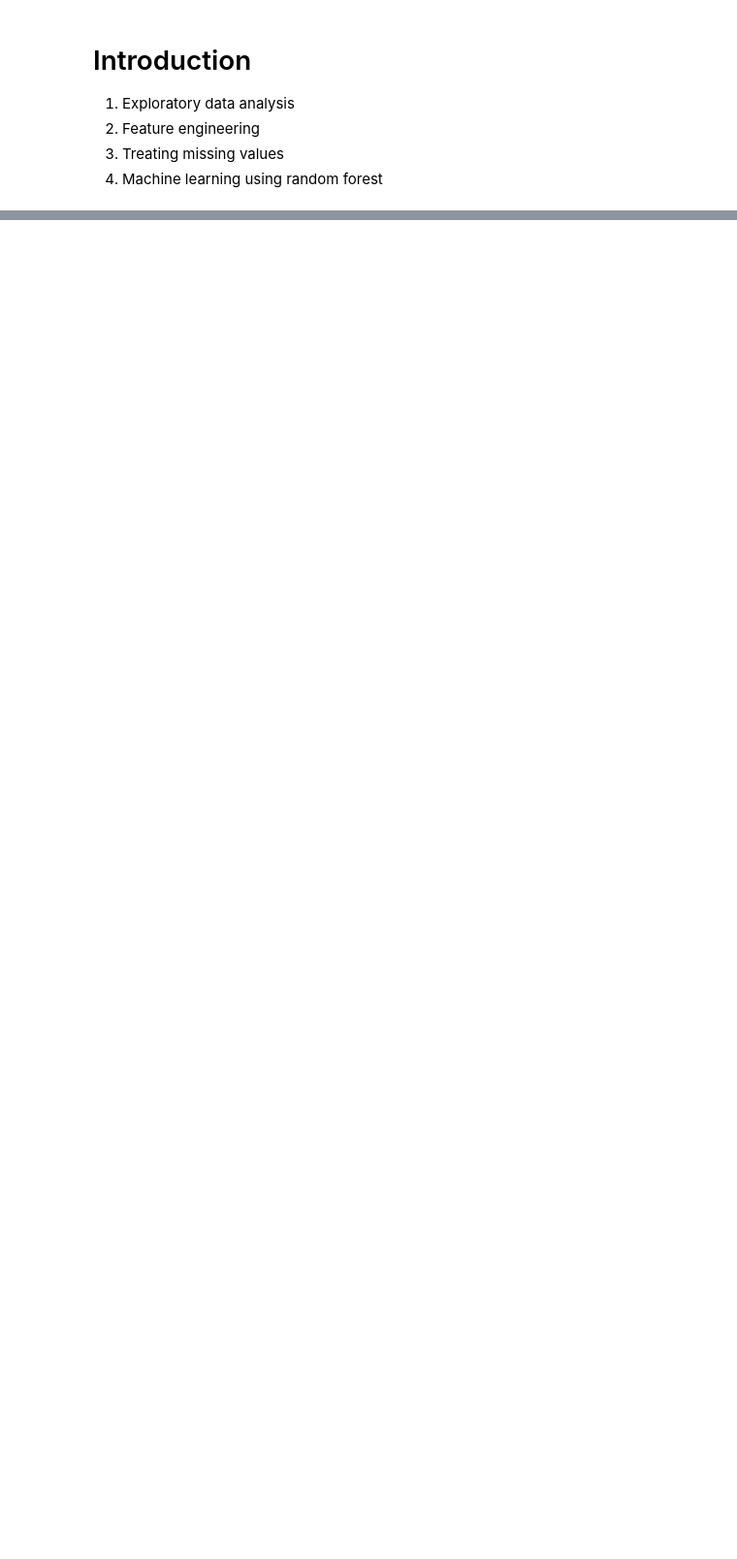
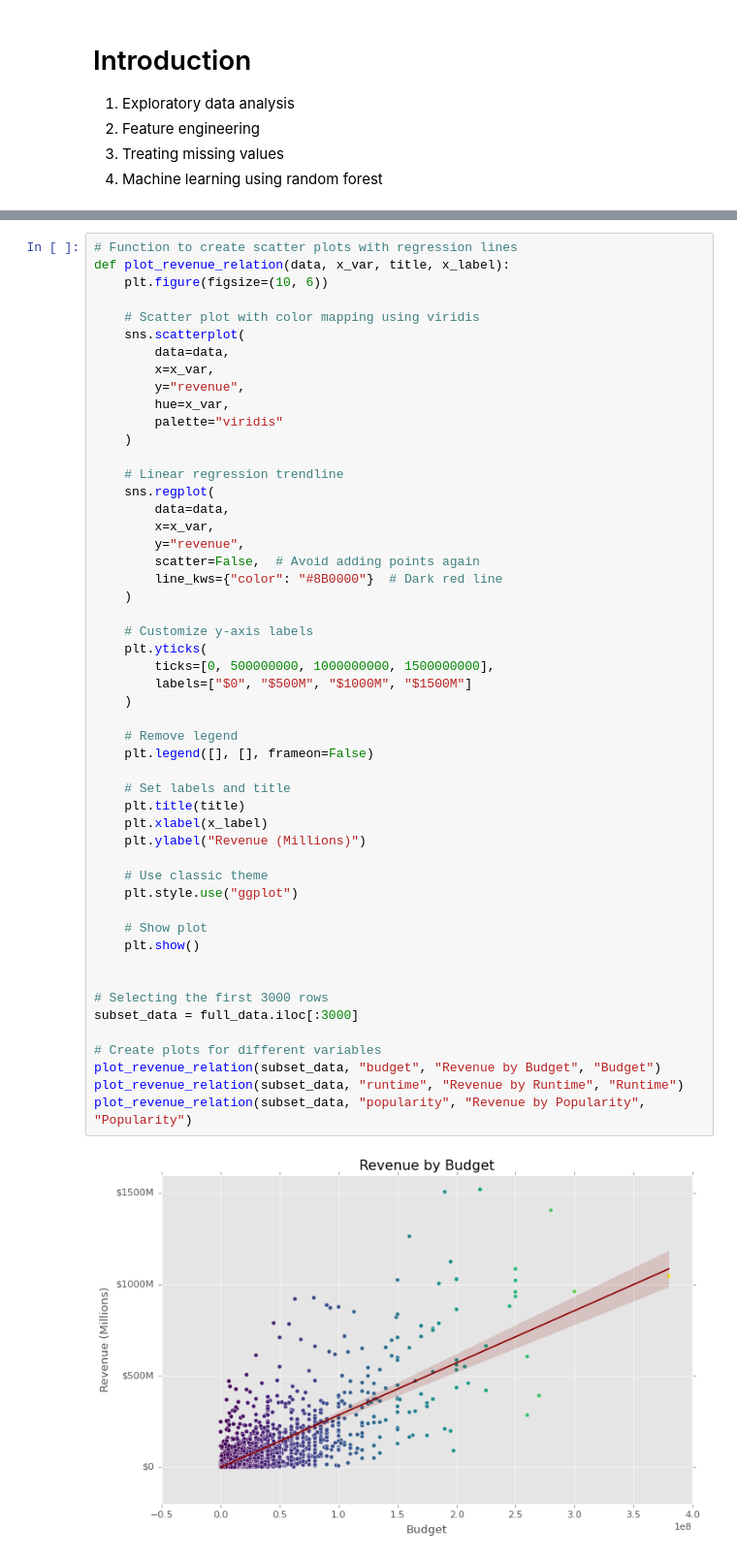
Before and after one commit to ES-Abdellatif/box-office-predictions, a Jupyter notebook: BoxOffice_Predictions_PyDraft.ipynb, the cells around one changed output, grey strips where cells are left out. Shown at 97% size. Drawn from its saved outputs; the diff is of its cells as text; blank space fills up the shorter version.

Commit message:
Updating code and visualizations for EDA

```diff
--- a/BoxOffice_Predictions_PyDraft.ipynb
+++ b/BoxOffice_Predictions_PyDraft.ipynb
@@ -32,0 +73,53 @@ full_data = pd.concat([train_data, test_data], ignore_index=True)
+# %%
+# Function to create scatter plots with regression lines
+def plot_revenue_relation(data, x_var, title, x_label):
+    plt.figure(figsize=(10, 6))
+
+    # Scatter plot with color mapping using viridis
+    sns.scatterplot(
+        data=data,
+        x=x_var,
+        y="revenue",
+        hue=x_var,
+        palette="viridis"
+    )
+
+    # Linear regression trendline
+    sns.regplot(
+        data=data,
+        x=x_var,
+        y="revenue",
+        scatter=False,  # Avoid adding points again
+        line_kws={"color": "#8B0000"}  # Dark red line
+    )
+
+    # Customize y-axis labels
+    plt.yticks(
+        ticks=[0, 500000000, 1000000000, 1500000000],
+        labels=["$0", "$500M", "$1000M", "$1500M"]
+    )
+
+    # Remove legend
+    plt.legend([], [], frameon=False)
+
+    # Set labels and title
+    plt.title(title)
+    plt.xlabel(x_label)
+    plt.ylabel("Revenue (Millions)")
+
+    # Use classic theme
+    plt.style.use("ggplot")
+
+    # Show plot
+    plt.show()
+
+
+# Selecting the first 3000 rows
+subset_data = full_data.iloc[:3000]
+
+# Create plots for different variables
+plot_revenue_relation(subset_data, "budget", "Revenue by Budget", "Budget")
+plot_revenue_relation(subset_data, "runtime", "Revenue by Runtime", "Runtime")
+plot_revenue_relation(subset_data, "popularity", "Revenue by Popularity", "Popularity")
+# %% [output]
+[figure, added]
```
Also changed, not shown: parts of 12 cells of this notebook.
